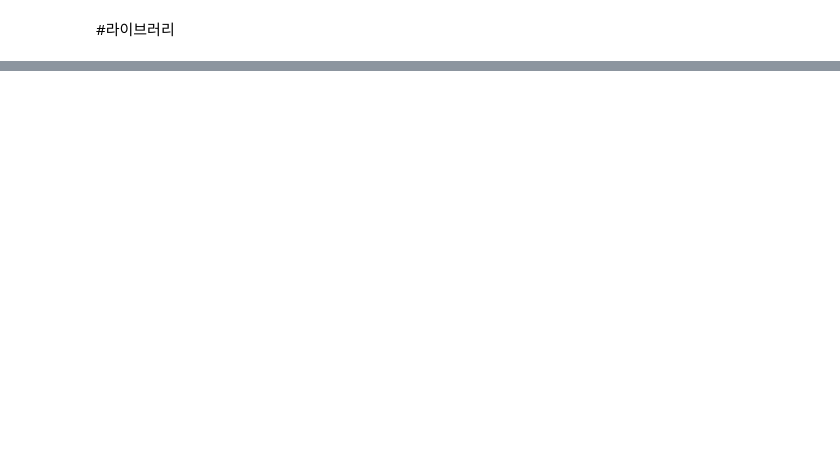
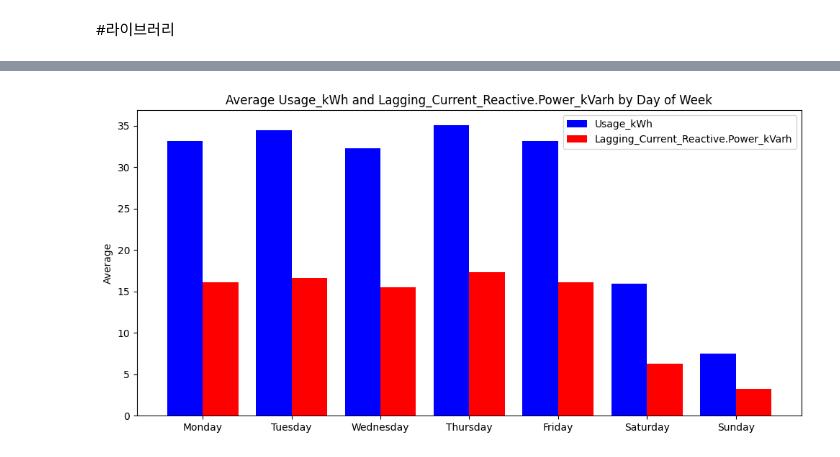
Before and after one commit to minjaekim070/Study, a Jupyter notebook: Industry_Energy_Consumption.ipynb, the cells around one changed output, grey strips where cells are left out. Drawn from its saved outputs; the diff is of its cells as text; code cells hidden in the pictures; blank space fills up the shorter version.

```diff
--- a/Industry_Energy_Consumption.ipynb
+++ b/Industry_Energy_Consumption.ipynb
@@ -78,0 +114,37 @@ plt.show()
+# %%
+# 월요일부터 일요일까지의 순서로 정렬
+df['Day_of_week_organized'] = pd.Categorical(df['Day_of_week'], categories=['Monday', 'Tuesday', 'Wednesday', 'Thursday', 'Friday', 'Saturday', 'Sunday'], ordered=True)
+df = df.sort_values('Day_of_week_organized')
+
+# 월요일부터 일요일까지의 순서로 정렬
+df['Day_of_week_organized'] = pd.Categorical(df['Day_of_week'], categories=['Monday', 'Tuesday', 'Wednesday', 'Thursday', 'Friday', 'Saturday', 'Sunday'], ordered=True)
+df = df.sort_values('Day_of_week_organized')
+
+# 요일별 그룹화하여 평균 구하기
+usage_kwh_mean = df.groupby('Day_of_week_organized')['Usage_kWh'].mean()
+lagging_current_mean = df.groupby('Day_of_week_organized')['Lagging_Current_Reactive.Power_kVarh'].mean()
+
+# 시각화
+plt.figure(figsize=(10, 5))
+
+# 두 바를 겹쳐서 표시하기 위해 width를 0.4로 설정
+width = 0.4
+
+# Usage_kWh 그래프
+x = np.arange(len(usage_kwh_mean.index))
+plt.bar(x, usage_kwh_mean, width=width, color='blue', label='Usage_kWh')
+
+# Lagging_Current_Reactive.Power_kVarh 그래프
+plt.bar(x + width, lagging_current_mean, width=width, color='red', label='Lagging_Current_Reactive.Power_kVarh')
+
+# x축에 요일 이름 표시
+plt.xticks(x + width/2, usage_kwh_mean.index)
+
+plt.title('Average Usage_kWh and Lagging_Current_Reactive.Power_kVarh by Day of Week')
+plt.ylabel('Average')
+plt.legend()
+
+plt.tight_layout()
+plt.show()
+# %% [output]
+[figure, added]
```
Also changed, not shown: parts of 16 cells of this notebook.
